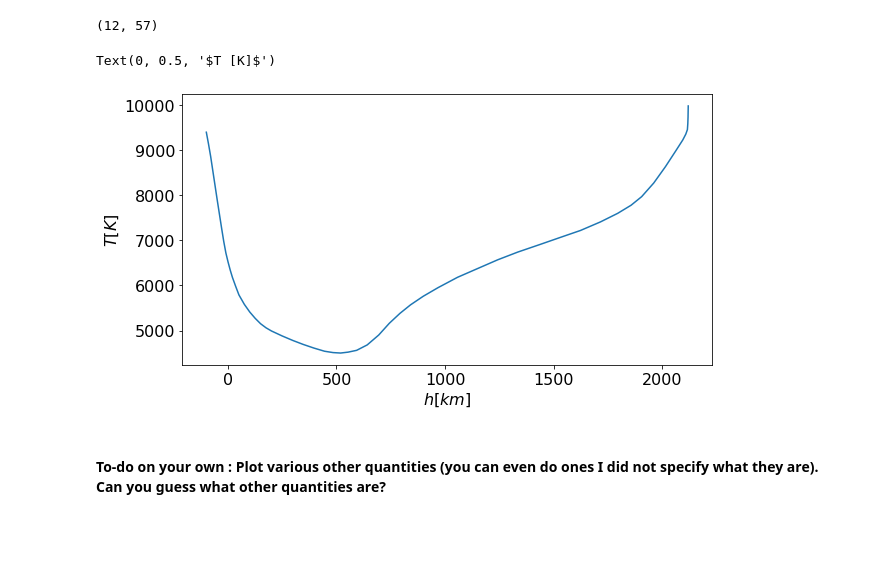
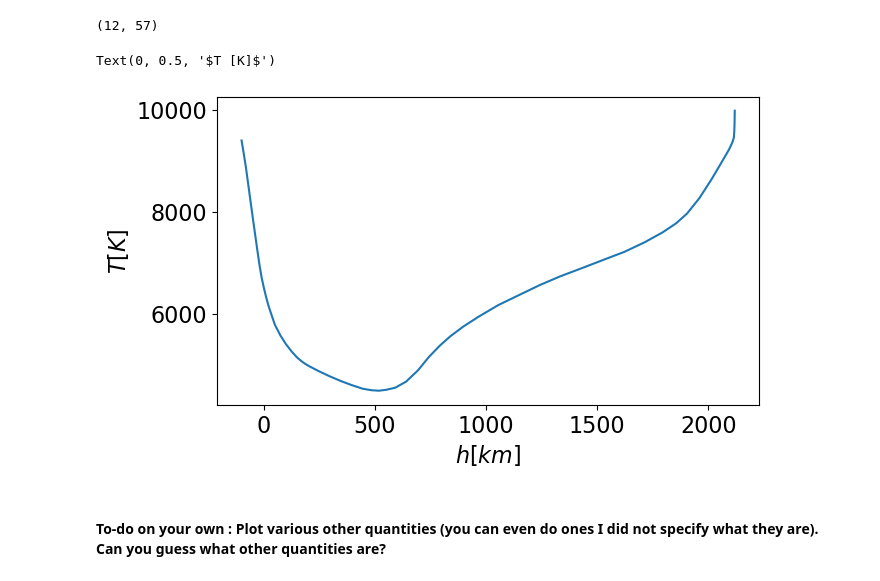
Before and after one commit to ivanzmilic/taipss, a Jupyter notebook: handson/Hands_on_9_spectrum_synthesis.ipynb, the cells around one changed output. Saved outputs shown, nothing was run; the diff lists cells and outputs as text; code cells hidden in the pictures; blank space fills up the shorter version.

```diff
--- a/handson/Hands_on_9_spectrum_synthesis.ipynb
+++ b/handson/Hands_on_9_spectrum_synthesis.ipynb
@@ -35,9 +35,7 @@ import matplotlib.pyplot as plt # some plotting functionallity, for various thin
 import matplotlib
 matplotlib.rcParams.update({
     "text.usetex": False,
-    "font.size" : 16,
-    "font.family": "sans-serif",
-    "font.sans-serif": ["Helvetica"]})
+    "font.size" : 16,})
 
 # This last line will give us a little bit nicer plot labeling
 # %% [markdown]
@@ -66,17 +64,17 @@ atmos.shape
 # %%
 # The next easiest way to see if everything is ok with the data is to just plot it
 # Let's plot variation of temperature with height
 
-h = np.copy(atmos[1]) / 1E5 # I am using np.copy not to disturb the original array
+z = np.copy(atmos[1]) / 1E5 # I am using np.copy so as not to disturb the original array
 T = np.copy(atmos[2])
 
-plt.figure(figsize=[9.5,5])
-plt.plot(h,T)
+plt.figure(figsize=[7,4])
+plt.plot(z,T)
 plt.xlabel("$h [km]$")
 plt.ylabel("$T [K]$")
 # %% [output]
 Text(0, 0.5, '$T [K]$')
-[figure, old version]
+[figure, new version]
 # %% [markdown]
 #### To-do on your own : Plot various other quantities (you can even do ones I did not specify what they are). Can you guess what other quantities are?
 # %% [markdown]
```
Also changed, not shown: parts of 55 cells of this notebook.
